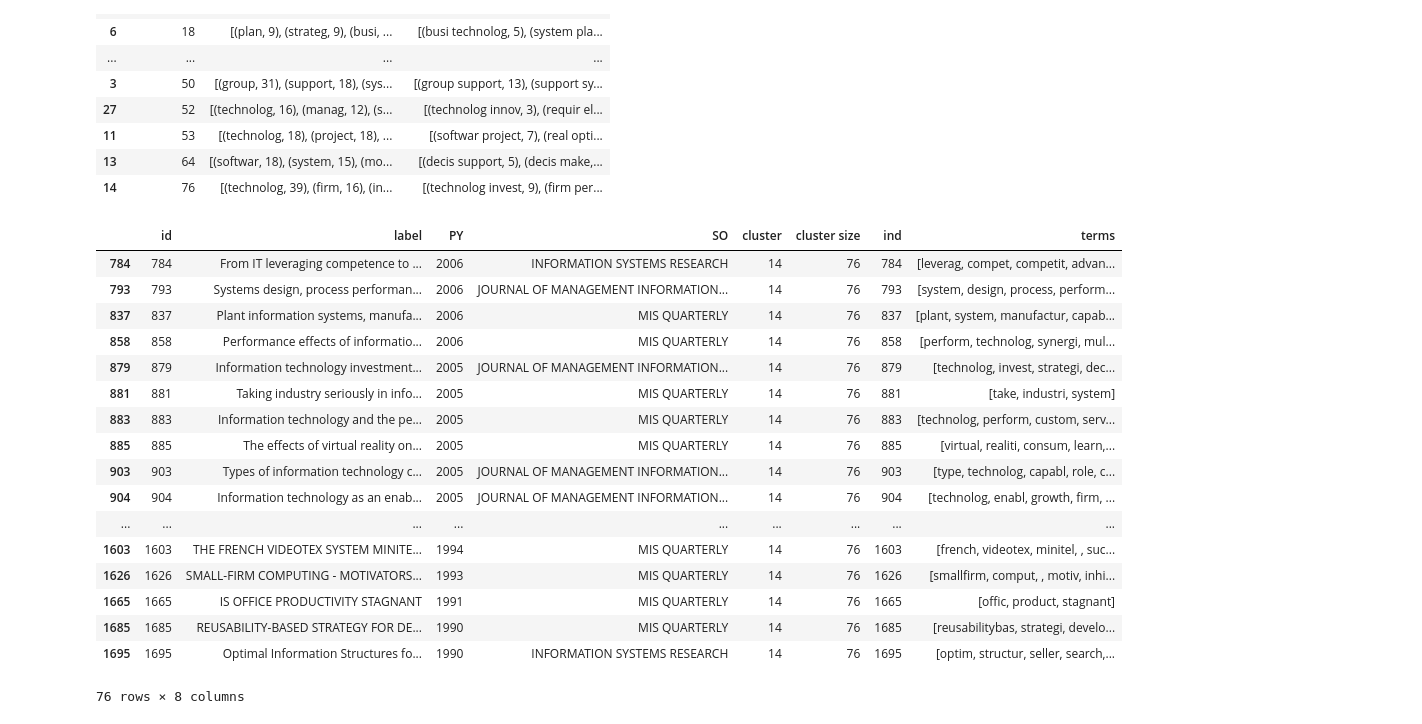
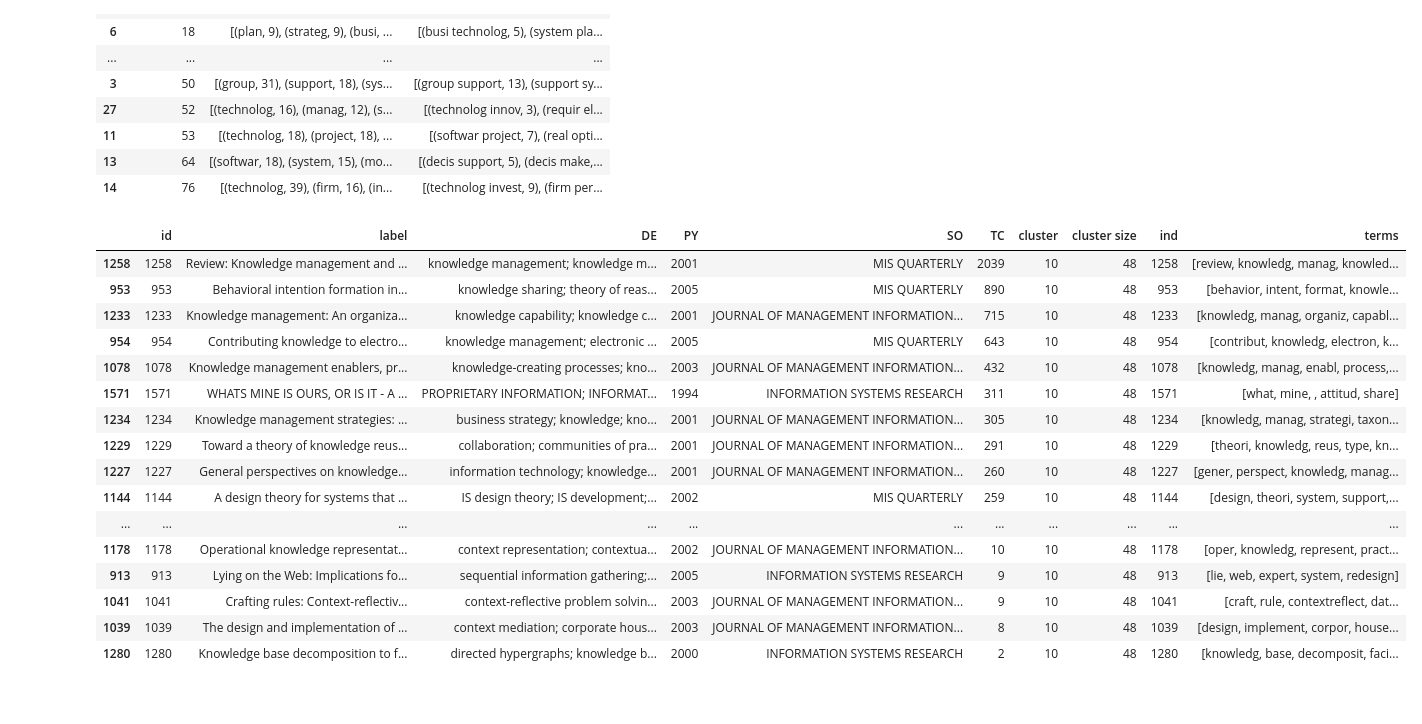
Before and after one commit to Moqri/KnowledgeMap, a Jupyter notebook: analysis/clustering.ipynb, the cells around one changed output. Saved outputs shown, nothing was run; the diff lists cells and outputs as text; code cells hidden in the pictures.

```diff
--- a/analysis/clustering.ipynb
+++ b/analysis/clustering.ipynb
@@ -148,23 +148,22 @@ dg.sort_values('cluster size')
 #com=community.induced_graph(parts,G_fb)
 #nx.draw_networkx(com,cmap = plt.get_cmap("jet"), node_size = 10, with_labels = False)
 # %%
-df[df.cluster==14]
+df[df.cluster==10].sort('TC',ascending=False)
 # %% [output]
-|  | id | label | PY | SO | cluster | cluster size | ind | terms |
-| 784 | 784 | From IT leveraging competence to ... | 2006 | INFORMATION SYSTEMS RESEARCH | 14 | 76 | 784 | [leverag, compet, competit, advan... |
-| 793 | 793 | Systems design, process performan... | 2006 | JOURNAL OF MANAGEMENT INFORMATION... | 14 | 76 | 793 | [system, design, process, perform... |
-| 837 | 837 | Plant information systems, manufa... | 2006 | MIS QUARTERLY | 14 | 76 | 837 | [plant, system, manufactur, capab... |
-| 858 | 858 | Performance effects of informatio... | 2006 | MIS QUARTERLY | 14 | 76 | 858 | [perform, technolog, synergi, mul... |
-| 879 | 879 | Information technology investment... | 2005 | JOURNAL OF MANAGEMENT INFORMATION... | 14 | 76 | 879 | [technolog, invest, strategi, dec... |
-| 881 | 881 | Taking industry seriously in info... | 2005 | MIS QUARTERLY | 14 | 76 | 881 | [take, industri, system] |
-| 883 | 883 | Information technology and the pe... | 2005 | MIS QUARTERLY | 14 | 76 | 883 | [technolog, perform, custom, serv... |
-| 885 | 885 | The effects of virtual reality on... | 2005 | MIS QUARTERLY | 14 | 76 | 885 | [virtual, realiti, consum, learn,... |
-| 903 | 903 | Types of information technology c... | 2005 | JOURNAL OF MANAGEMENT INFORMATION... | 14 | 76 | 903 | [type, technolog, capabl, role, c... |
-| 904 | 904 | Information technology as an enab... | 2005 | JOURNAL OF MANAGEMENT INFORMATION... | 14 | 76 | 904 | [technolog, enabl, growth, firm, ... |
-| ... | ... | ... | ... | ... | ... | ... | ... | ... |
-| 1603 | 1603 | THE FRENCH VIDEOTEX SYSTEM MINITE... | 1994 | MIS QUARTERLY | 14 | 76 | 1603 | [french, videotex, minitel, , suc... |
-| 1626 | 1626 | SMALL-FIRM COMPUTING - MOTIVATORS... | 1993 | MIS QUARTERLY | 14 | 76 | 1626 | [smallfirm, comput, , motiv, inhi... |
-| 1665 | 1665 | IS OFFICE PRODUCTIVITY STAGNANT | 1991 | MIS QUARTERLY | 14 | 76 | 1665 | [offic, product, stagnant] |
-| 1685 | 1685 | REUSABILITY-BASED STRATEGY FOR DE... | 1990 | MIS QUARTERLY | 14 | 76 | 1685 | [reusabilitybas, strategi, develo... |
-| 1695 | 1695 | Optimal Information Structures fo... | 1990 | INFORMATION SYSTEMS RESEARCH | 14 | 76 | 1695 | [optim, structur, seller, search,... |
+|  | id | label | DE | PY | SO | TC | cluster | cluster size | ind | terms |
+| 1258 | 1258 | Review: Knowledge management and ... | knowledge management; knowledge m... | 2001 | MIS QUARTERLY | 2039 | 10 | 48 | 1258 | [review, knowledg, manag, knowled... |
+| 953 | 953 | Behavioral intention formation in... | knowledge sharing; theory of reas... | 2005 | MIS QUARTERLY | 890 | 10 | 48 | 953 | [behavior, intent, format, knowle... |
+| 1233 | 1233 | Knowledge management: An organiza... | knowledge capability; knowledge c... | 2001 | JOURNAL OF MANAGEMENT INFORMATION... | 715 | 10 | 48 | 1233 | [knowledg, manag, organiz, capabl... |
+| 954 | 954 | Contributing knowledge to electro... | knowledge management; electronic ... | 2005 | MIS QUARTERLY | 643 | 10 | 48 | 954 | [contribut, knowledg, electron, k... |
+| 1078 | 1078 | Knowledge management enablers, pr... | knowledge-creating processes; kno... | 2003 | JOURNAL OF MANAGEMENT INFORMATION... | 432 | 10 | 48 | 1078 | [knowledg, manag, enabl, process,... |
+| 1571 | 1571 | WHATS MINE IS OURS, OR IS IT - A ... | PROPRIETARY INFORMATION; INFORMAT... | 1994 | INFORMATION SYSTEMS RESEARCH | 311 | 10 | 48 | 1571 | [what, mine, , attitud, share] |
+| 1234 | 1234 | Knowledge management strategies: ... | business strategy; knowledge; kno... | 2001 | JOURNAL OF MANAGEMENT INFORMATION... | 305 | 10 | 48 | 1234 | [knowledg, manag, strategi, taxon... |
+| 1229 | 1229 | Toward a theory of knowledge reus... | collaboration; communities of pra... | 2001 | JOURNAL OF MANAGEMENT INFORMATION... | 291 | 10 | 48 | 1229 | [theori, knowledg, reus, type, kn... |
+| 1227 | 1227 | General perspectives on knowledge... | information technology; knowledge... | 2001 | JOURNAL OF MANAGEMENT INFORMATION... | 260 | 10 | 48 | 1227 | [gener, perspect, knowledg, manag... |
+| 1144 | 1144 | A design theory for systems that ... | IS design theory; IS development;... | 2002 | MIS QUARTERLY | 259 | 10 | 48 | 1144 | [design, theori, system, support,... |
+| ... | ... | ... | ... | ... | ... | ... | ... | ... | ... | ... |
+| 1178 | 1178 | Operational knowledge representat... | context representation; contextua... | 2002 | JOURNAL OF MANAGEMENT INFORMATION... | 10 | 10 | 48 | 1178 | [oper, knowledg, represent, pract... |
+| 913 | 913 | Lying on the Web: Implications fo... | sequential information gathering;... | 2005 | INFORMATION SYSTEMS RESEARCH | 9 | 10 | 48 | 913 | [lie, web, expert, system, redesign] |
+| 1041 | 1041 | Crafting rules: Context-reflectiv... | context-reflective problem solvin... | 2003 | JOURNAL OF MANAGEMENT INFORMATION... | 9 | 10 | 48 | 1041 | [craft, rule, contextreflect, dat... |
+| 1039 | 1039 | The design and implementation of ... | context mediation; corporate hous... | 2003 | JOURNAL OF MANAGEMENT INFORMATION... | 8 | 10 | 48 | 1039 | [design, implement, corpor, house... |
+| 1280 | 1280 | Knowledge base decomposition to f... | directed hypergraphs; knowledge b... | 2000 | INFORMATION SYSTEMS RESEARCH | 2 | 10 | 48 | 1280 | [knowledg, base, decomposit, faci... |
-76 rows × 8 columns
```
Also changed, not shown: parts of 2 cells of this notebook, 2 other files.
